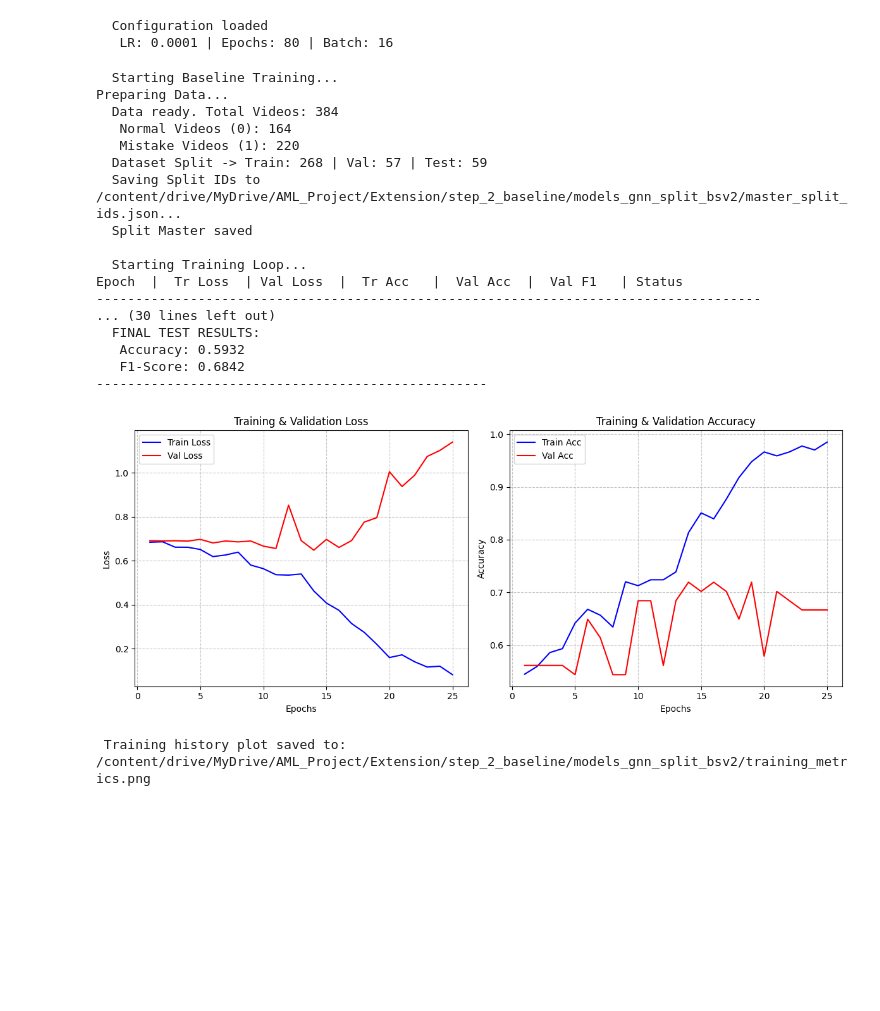
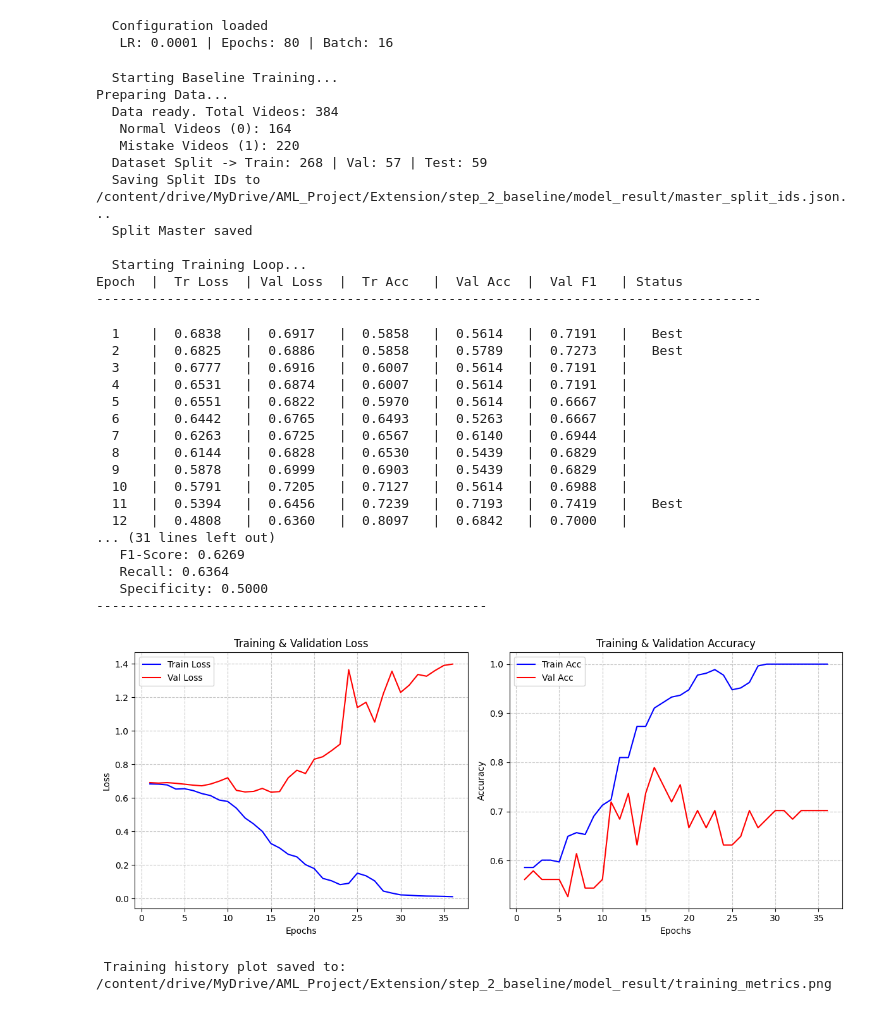
Before and after one commit to perso00k/aml-2025-project, a Jupyter notebook: colab_notebooks/Extension_Part/Substep_2/baseline.ipynb, the cells around one changed output. Drawn from its saved outputs; the diff is of its cells as text; code cells hidden in the pictures; blank space fills up the shorter version.

Commit message:
added more metrics on baseline

```diff
--- a/colab_notebooks/Extension_Part/Substep_2/baseline.ipynb
+++ b/colab_notebooks/Extension_Part/Substep_2/baseline.ipynb
@@ -72,7 +72,7 @@ CONFIG = {
     "epochs": 80,
     "learning_rate": 1e-4,
     "weight_decay": 1e-4,
-    "patience": 10,
+    "patience": 20,
 
     "device": device
 }
@@ -254,13 +254,12 @@ class BaselineTransformer(nn.Module):
         return logits.squeeze(1)
 # %%
 # --- CELL 5: HELPER FUNCTIONS (Evaluation & Plotting) ---
-
 def evaluate_model(model, data_loader, criterion, device):
     """
     Evaluates the model on a given dataset (Validation or Test) without updating weights.
-    Returns: Average Loss, Accuracy, and F1-Score.
+    Returns: Average Loss, Accuracy, F1-Score, Recall, and Specificity.
     """
-    model.eval() # Set model to evaluation mode (disables Dropout)
+    model.eval()  # Set model to evaluation mode (disables Dropout)
 
     total_loss = 0.0
     all_preds = []
@@ -275,14 +274,13 @@ def evaluate_model(model, data_loader, criterion, device):
             batch_y = batch_y.to(device)
 
             # Forward pass
-            # We pass the mask so the model knows which timesteps are padding
             outputs = model(batch_emb, batch_mask)
 
             # Compute loss
             loss = criterion(outputs, batch_y)
             total_loss += loss.item()
 
-            # Convert logits to probabilities (Sigmoid) and then to binary predictions (0 or 1)
+            # Convert logits to probabilities (Sigmoid) and then to binary predictions
             probs = torch.sigmoid(outputs)
             preds = (probs > 0.5).float()
 
@@ -290,12 +288,32 @@ def evaluate_model(model, data_loader, criterion, device):
             all_preds.extend(preds.cpu().numpy())
             all_labels.extend(batch_y.cpu().numpy())
 
-    # Calculate aggregate metrics over the entire dataset
+    # --- Calculate aggregate metrics ---
+
+    # 1. Average Loss
     avg_loss = total_loss / len(data_loader)
+
+    # 2. Accuracy
     acc = accuracy_score(all_labels, all_preds)
+
+    # 3. F1-Score
     f1 = f1_score(all_labels, all_preds, zero_division=0)
 
-    return avg_loss, acc, f1
+    # 4. Recall (Sensitivity)
+    recall = recall_score(all_labels, all_preds, zero_division=0)
+
+    # 5. Specificity
+    # We must calculate the confusion matrix to derive specificity
+    # tn = True Negatives, fp = False Positives
+    try:
+        tn, fp, fn, tp = confusion_matrix(all_labels, all_preds).ravel()
+        # Specificity = TN / (TN + FP)
+        specificity = tn / (tn + fp) if (tn + fp) > 0 else 0.0
+    except ValueError:
+        # Handle edge case where not all classes are present in the batch/dataset
+        specificity = 0.0
+
+    return avg_loss, acc, f1, recall, specificity
 
 def plot_training_history(history, save_dir):
     """
@@ -408,7 +426,7 @@ def main():
     )
 
     # 5. Training Loop
-    history = {'train_loss': [], 'val_loss': [], 'train_acc': [], 'val_acc': [], 'val_f1': []}
+    history = {'train_loss': [], 'val_loss': [], 'train_acc': [], 'val_acc': [], 'val_f1': [], 'val_recall': [], 'val_specificity': []}
     best_val_f1 = 0.0
     patience_counter = 0 # For Early Stopping
 
@@ -446,7 +464,7 @@ def main():
         avg_train_acc = train_correct / train_total
 
         # Evaluate on Validation Set
-        val_loss, val_acc, val_f1 = evaluate_model(model, val_loader, criterion, CONFIG["device"])
+        val_loss, val_acc, val_f1, val_recall, val_specificity = evaluate_model(model, val_loader, criterion, CONFIG["device"])
 
         # Update History
         history['train_loss'].append(avg_train_loss)
@@ -454,6 +472,8 @@ def main():
         history['train_acc'].append(avg_train_acc)
         history['val_acc'].append(val_acc)
         history['val_f1'].append(val_f1)
+        history['val_recall'].append(val_recall)
+        history['val_specificity'].append(val_specificity)
 
         # Checkpointing & Early Stopping
         status = ""
@@ -475,42 +495,56 @@ def main():
     # 6. Final Evaluation on Test Set
     print("\nLoading Best Model for FINAL TEST Evaluation...")
     # Load the weights of the best performing model on validation
     model.load_state_dict(torch.load(os.path.join(CONFIG["save_dir"], 'best_model.pth')))
 
-    test_loss, test_acc, test_f1 = evaluate_model(model, test_loader, criterion, CONFIG["device"])
+    test_loss, test_acc, test_f1, test_recall, test_specificity = evaluate_model(model, test_loader, criterion, CONFIG["device"])
 
     print("-" * 50)
     print(f"  FINAL TEST RESULTS:")
     print(f"   Accuracy: {test_acc:.4f}")
     print(f"   F1-Score: {test_f1:.4f}")
+    print(f"   Recall: {test_recall:.4f}")
+    print(f"   Specificity: {test_specificity:.4f}")
     print("-" * 50)
 
     # 7. Plot Metrics
     plot_training_history(history, CONFIG["save_dir"])
 
 # Entry point
 if __name__ == "__main__":
     main()
 # %% [output]
   Starting Baseline Training...
 Preparing Data...
   Data ready. Total Videos: 384
    Normal Videos (0): 164
    Mistake Videos (1): 220
   Dataset Split -> Train: 268 | Val: 57 | Test: 59
-  Saving Split IDs to /content/drive/MyDrive/AML_Project/Extension/step_2_baseline/models_gnn_split_bsv2/master_split_ids.json...
+  Saving Split IDs to /content/drive/MyDrive/AML_Project/Extension/step_2_baseline/model_result/master_split_ids.json...
   Split Master saved
 
   Starting Training Loop...
 Epoch  |  Tr Loss  | Val Loss  |  Tr Acc   |  Val Acc  |  Val F1   | Status
 -------------------------------------------------------------------------------------
-... (30 lines left out)
-  FINAL TEST RESULTS:
-   Accuracy: 0.5932
-   F1-Score: 0.6842
---------------------------------------------------
+  1    |  0.6838   |  0.6917   |  0.5858   |  0.5614   |  0.7191   |   Best
+  2    |  0.6825   |  0.6886   |  0.5858   |  0.5789   |  0.7273   |   Best
+  3    |  0.6777   |  0.6916   |  0.6007   |  0.5614   |  0.7191   |
+  4    |  0.6531   |  0.6874   |  0.6007   |  0.5614   |  0.7191   |
+  5    |  0.6551   |  0.6822   |  0.5970   |  0.5614   |  0.6667   |
+  6    |  0.6442   |  0.6765   |  0.6493   |  0.5263   |  0.6667   |
+  7    |  0.6263   |  0.6725   |  0.6567   |  0.6140   |  0.6944   |
+  8    |  0.6144   |  0.6828   |  0.6530   |  0.5439   |  0.6829   |
+  9    |  0.5878   |  0.6999   |  0.6903   |  0.5439   |  0.6829   |
+  10   |  0.5791   |  0.7205   |  0.7127   |  0.5614   |  0.6988   |
+  11   |  0.5394   |  0.6456   |  0.7239   |  0.7193   |  0.7419   |   Best
+  12   |  0.4808   |  0.6360   |  0.8097   |  0.6842   |  0.7000   |
+... (31 lines left out)
+   F1-Score: 0.6269
+   Recall: 0.6364
+   Specificity: 0.5000
+--------------------------------------------------
-[figure, old version]
+[figure, new version]
- Training history plot saved to: /content/drive/MyDrive/AML_Project/Extension/step_2_baseline/models_gnn_split_bsv2/training_metrics.png
+ Training history plot saved to: /content/drive/MyDrive/AML_Project/Extension/step_2_baseline/model_result/training_metrics.png
 # %%
 # --- CELL 7: DATASET VERIFICATION PLOT ---
 
```
Also changed, not shown: parts of 2 cells of this notebook.
